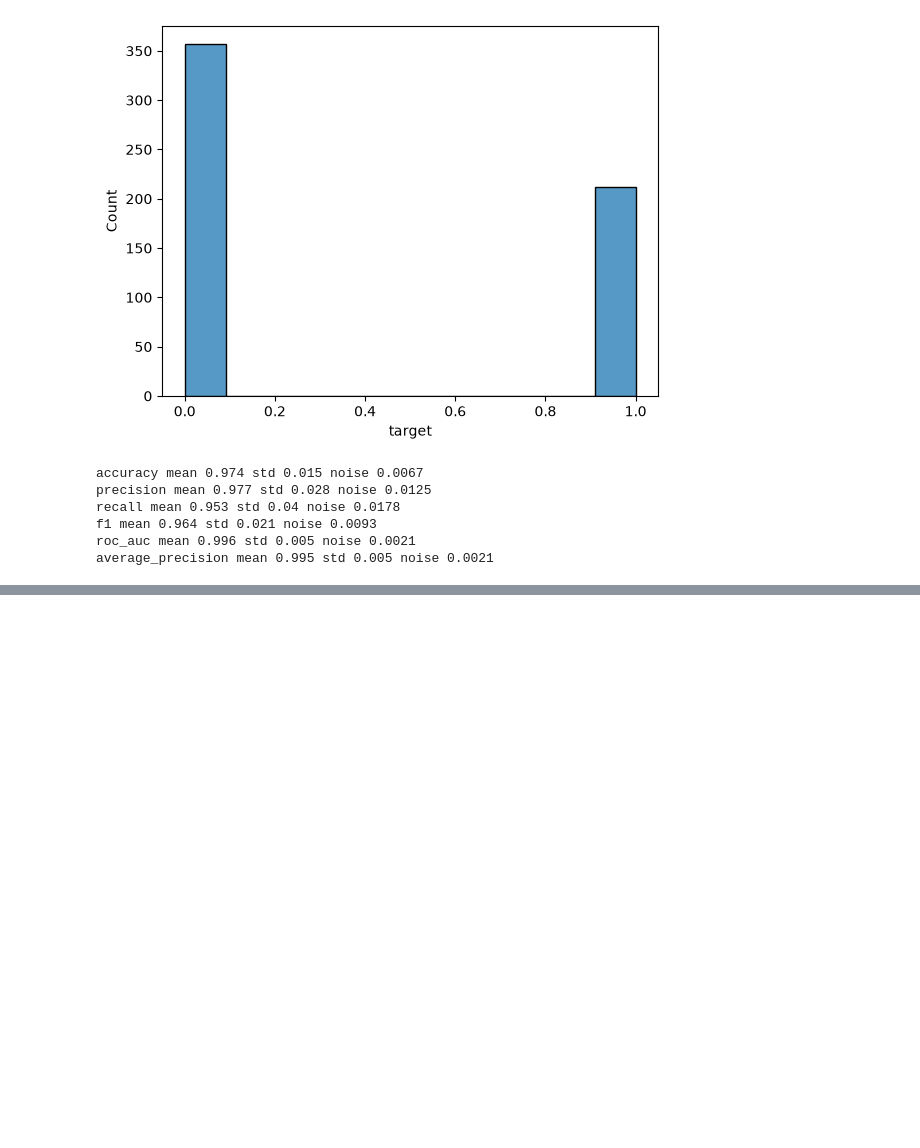
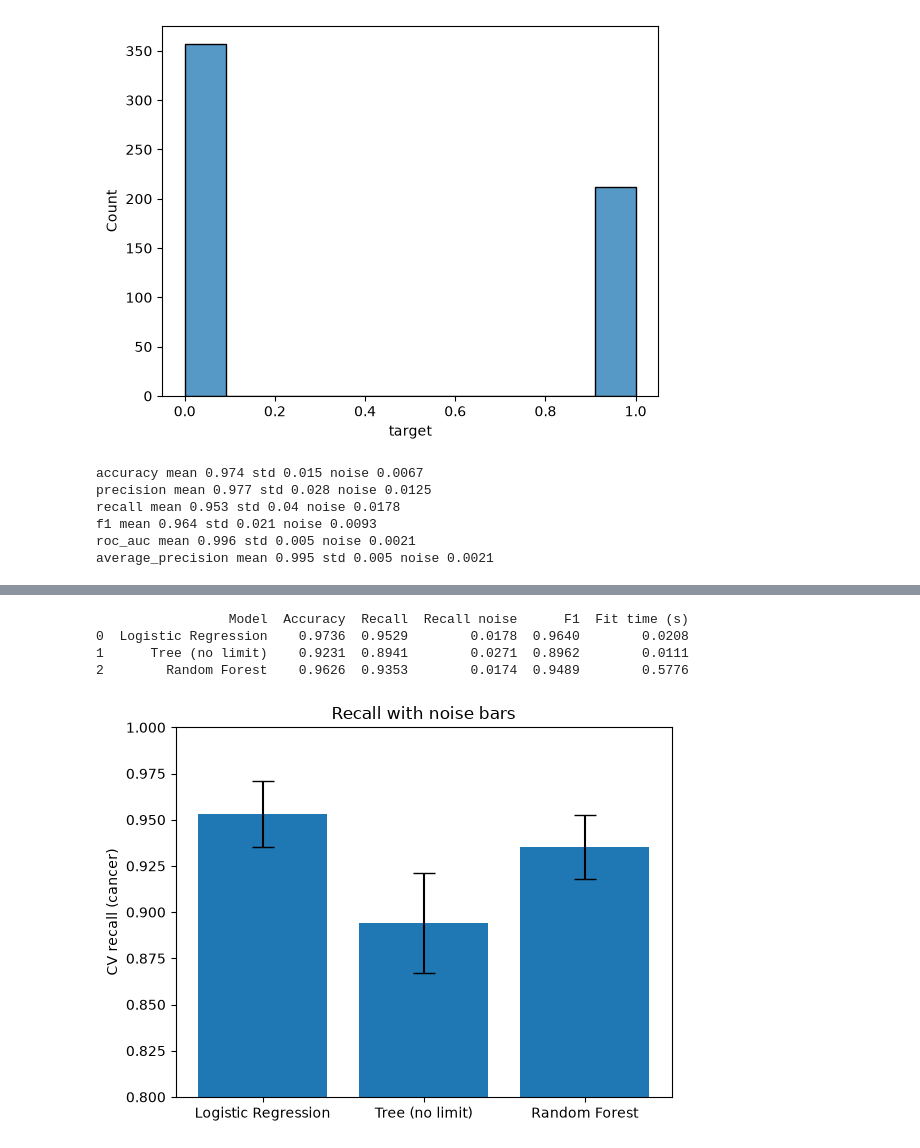
Before and after one commit to Rohitghosh14/Breast_Cancer_Ensemble, a Jupyter notebook: notebooks/01_breast_cancer.ipynb, the cells around one changed output, grey strips where cells are left out. Drawn from its saved outputs; the diff is of its cells as text; code cells hidden in the pictures; blank space fills up the shorter version.

```diff
--- a/notebooks/01_breast_cancer.ipynb
+++ b/notebooks/01_breast_cancer.ipynb
@@ -125,0 +214,35 @@ average_precision mean 0.995 std 0.005 noise 0.0021
+# %%
+models = {
+    "Logistic Regression": logreg,
+    "Tree (no limit)": DecisionTreeClassifier(random_state=42),
+    "Random Forest": rf,
+}
+
+rows = []
+for name, model in models.items():
+    res = cross_validate(model, X_train, y_train, cv=cv,
+                         scoring=["accuracy", "recall", "f1"])
+    r = res["test_recall"]
+    rows.append({
+        "Model": name,
+        "Accuracy": res["test_accuracy"].mean(),
+        "Recall": r.mean(),
+        "Recall noise": r.std() / 5**0.5,
+        "F1": res["test_f1"].mean(),
+        "Fit time (s)": res["fit_time"].mean(),
+    })
+
+table = pd.DataFrame(rows).round(4)
+print(table)
+
+plt.bar(table["Model"], table["Recall"], yerr=table["Recall noise"], capsize=8)
+plt.ylim(0.8, 1.0)
+plt.ylabel("CV recall (cancer)")
+plt.title("Recall with noise bars")
+plt.show()
+# %% [output]
+                 Model  Accuracy  Recall  Recall noise      F1  Fit time (s)
+0  Logistic Regression    0.9736  0.9529        0.0178  0.9640        0.0208
+1      Tree (no limit)    0.9231  0.8941        0.0271  0.8962        0.0111
+2        Random Forest    0.9626  0.9353        0.0174  0.9489        0.5776
+[figure, added]
```
Also changed, not shown: parts of 4 cells of this notebook.
